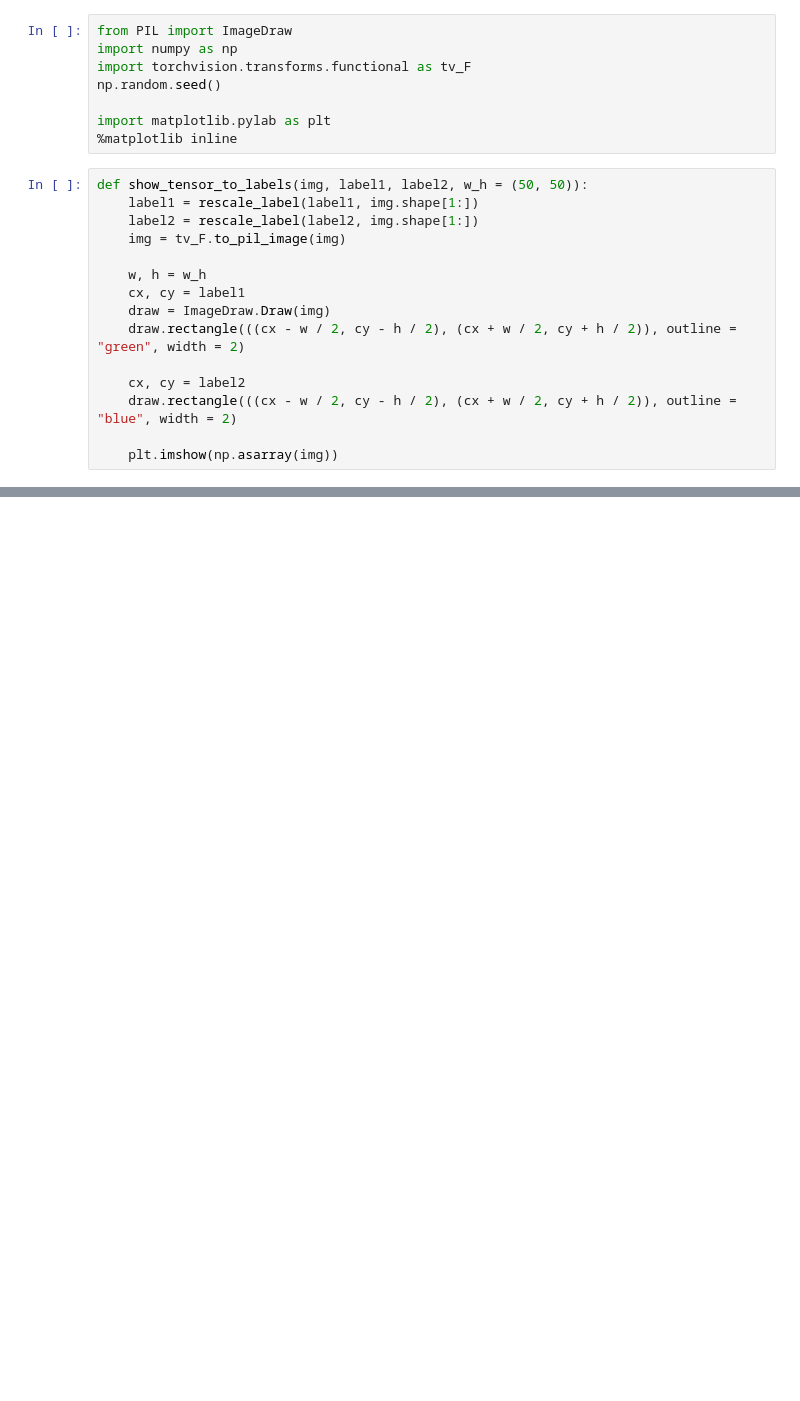
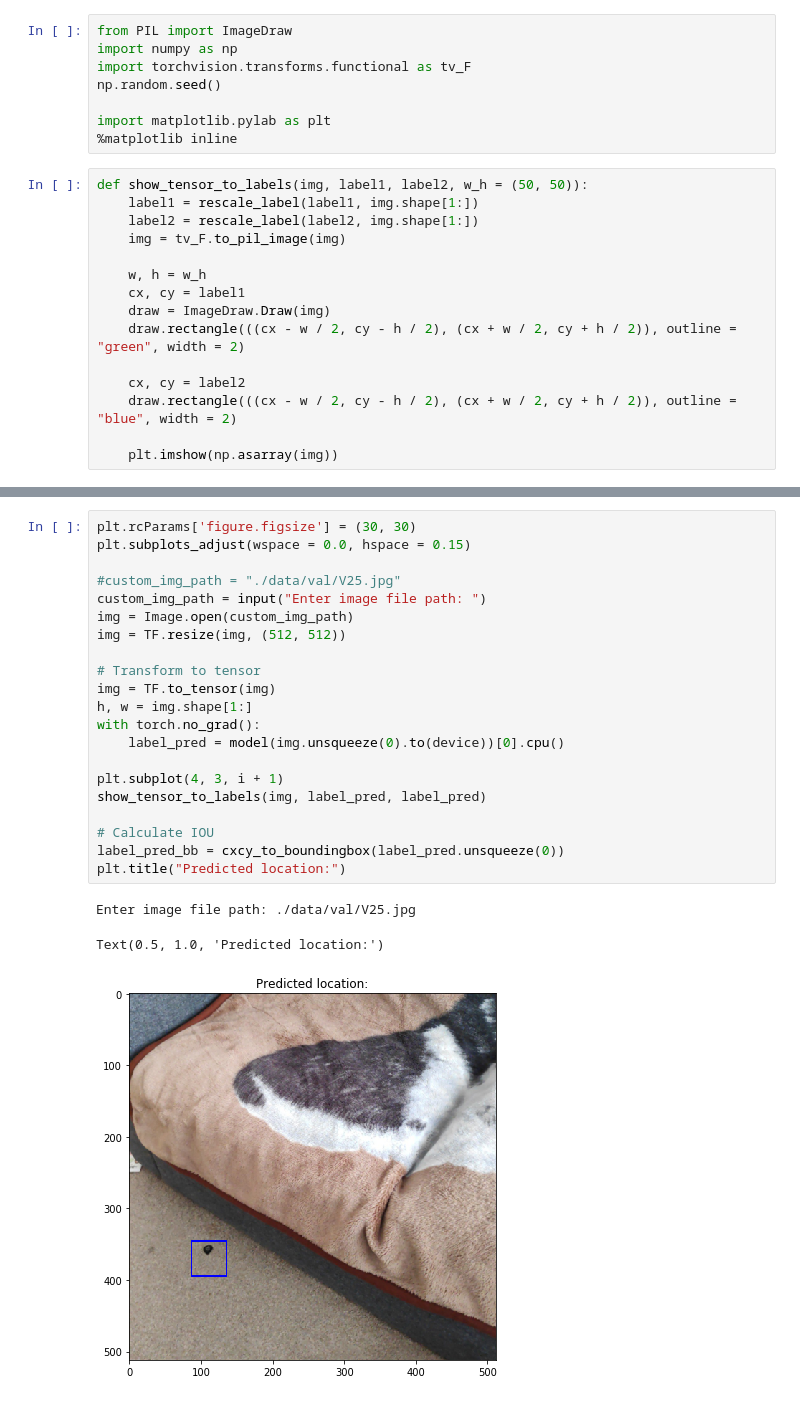
Before and after one commit to wolflint/PickSpotterAI, a Jupyter notebook: Deploy.ipynb, the cells around one changed output, grey strips where cells are left out. Cells and saved outputs as stored; diff of their text form; blank space fills up the shorter version.

```diff
--- a/Deploy.ipynb
+++ b/Deploy.ipynb
@@ -350,0 +351,25 @@ for i, rndi in enumerate(rndInds):
+# %%
+plt.rcParams['figure.figsize'] = (30, 30)
+plt.subplots_adjust(wspace = 0.0, hspace = 0.15)
+
+#custom_img_path = "./data/val/V25.jpg"
+custom_img_path = input("Enter image file path: ")
+img = Image.open(custom_img_path)
+img = TF.resize(img, (512, 512))
+
+# Transform to tensor
+img = TF.to_tensor(img)
+h, w = img.shape[1:]
+with torch.no_grad():
+    label_pred = model(img.unsqueeze(0).to(device))[0].cpu()
+
+plt.subplot(4, 3, i + 1)
+show_tensor_to_labels(img, label_pred, label_pred)
+
+# Calculate IOU
+label_pred_bb = cxcy_to_boundingbox(label_pred.unsqueeze(0))
+plt.title("Predicted location:")
+# %% [output]
+Enter image file path: ./data/val/V25.jpg
+Text(0.5, 1.0, 'Predicted location:')
+[figure, added]
```
Also changed, not shown: parts of 3 cells of this notebook, 8 other files.
